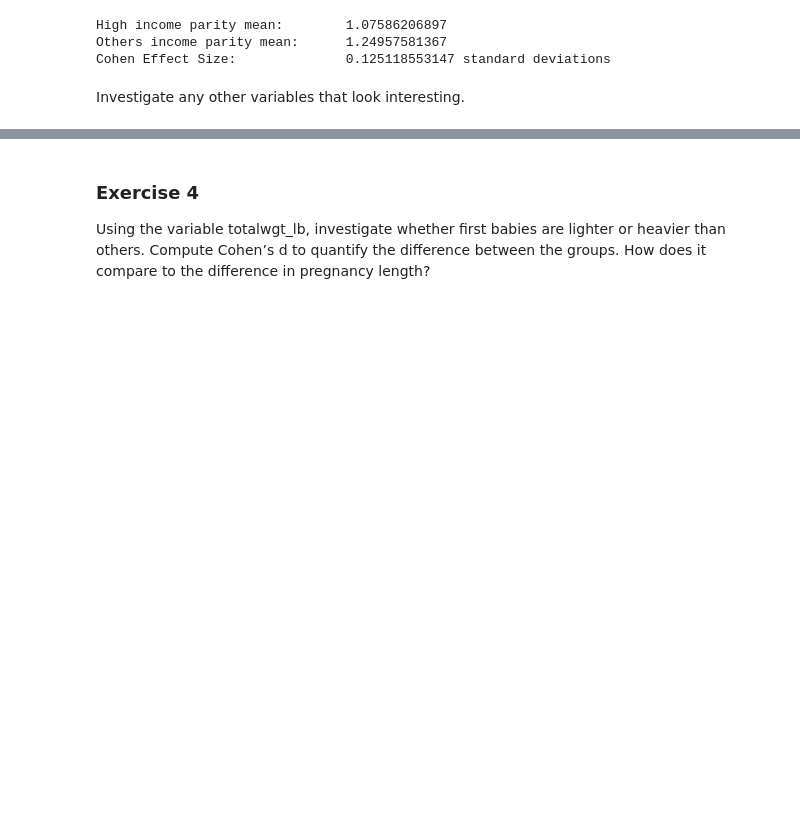
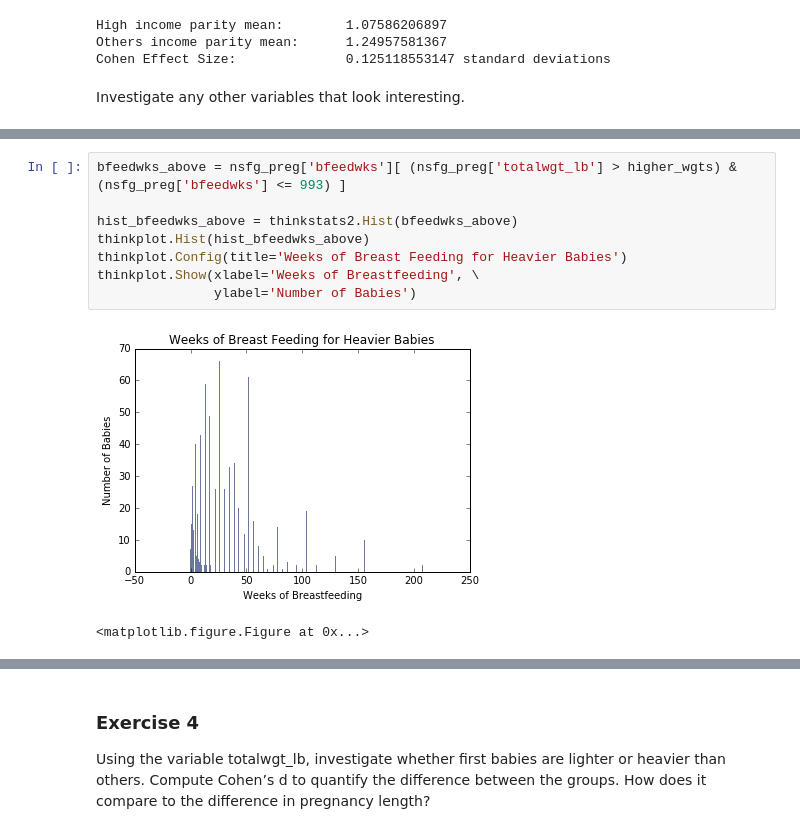
Before and after one commit to Pratool/DataScience16, a Jupyter notebook: ThinkStats2/chap02ex.ipynb, the cells around one changed output, grey strips where cells are left out. Cells and saved outputs as stored; diff of their text form; blank space fills up the shorter version.

```diff
--- a/ThinkStats2/chap02ex.ipynb
+++ b/ThinkStats2/chap02ex.ipynb
@@ -132,0 +155,11 @@ Investigate any other variables that look interesting.
+# %%
+bfeedwks_above = nsfg_preg['bfeedwks'][ (nsfg_preg['totalwgt_lb'] > higher_wgts) & (nsfg_preg['bfeedwks'] <= 993) ]
+
+hist_bfeedwks_above = thinkstats2.Hist(bfeedwks_above)
+thinkplot.Hist(hist_bfeedwks_above)
+thinkplot.Config(title='Weeks of Breast Feeding for Heavier Babies')
+thinkplot.Show(xlabel='Weeks of Breastfeeding', \
+               ylabel='Number of Babies')
+# %% [output]
+[figure, added]
+<matplotlib.figure.Figure at 0x...>
```
Also changed, not shown: parts of 7 cells of this notebook.
